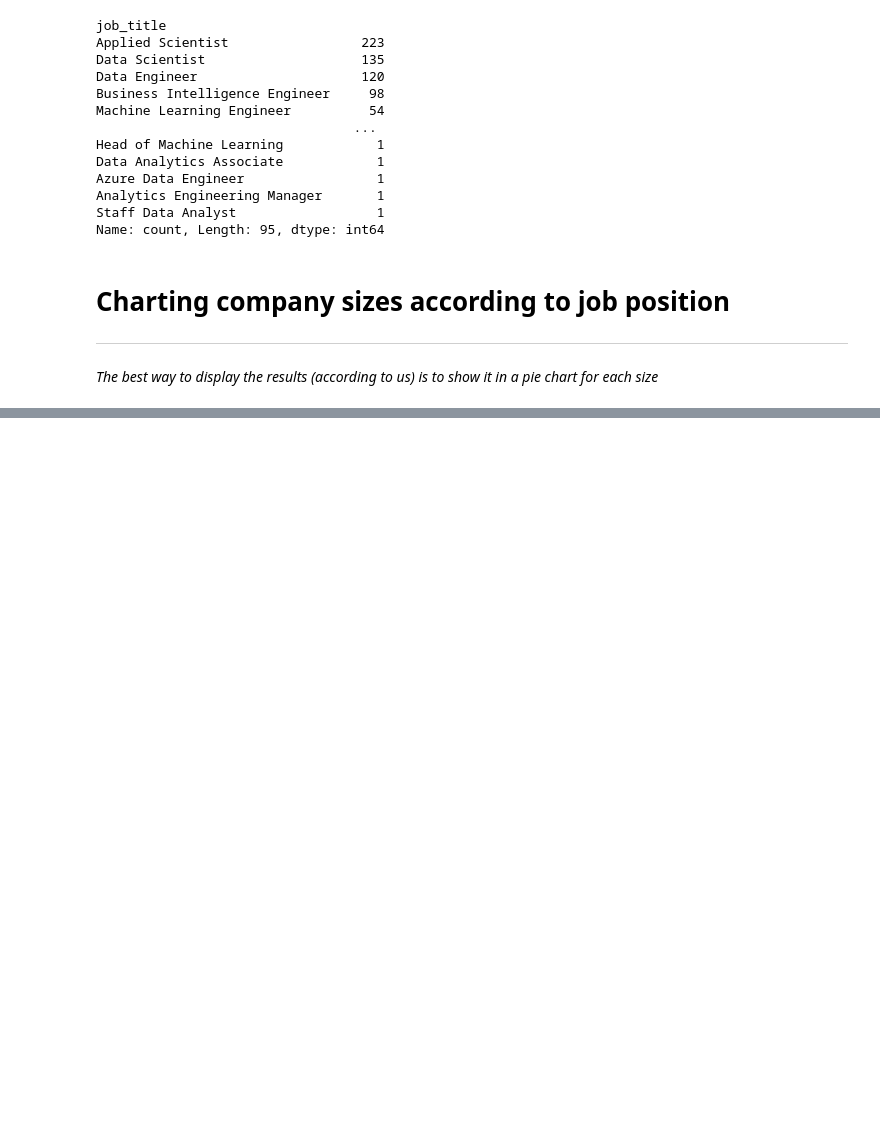
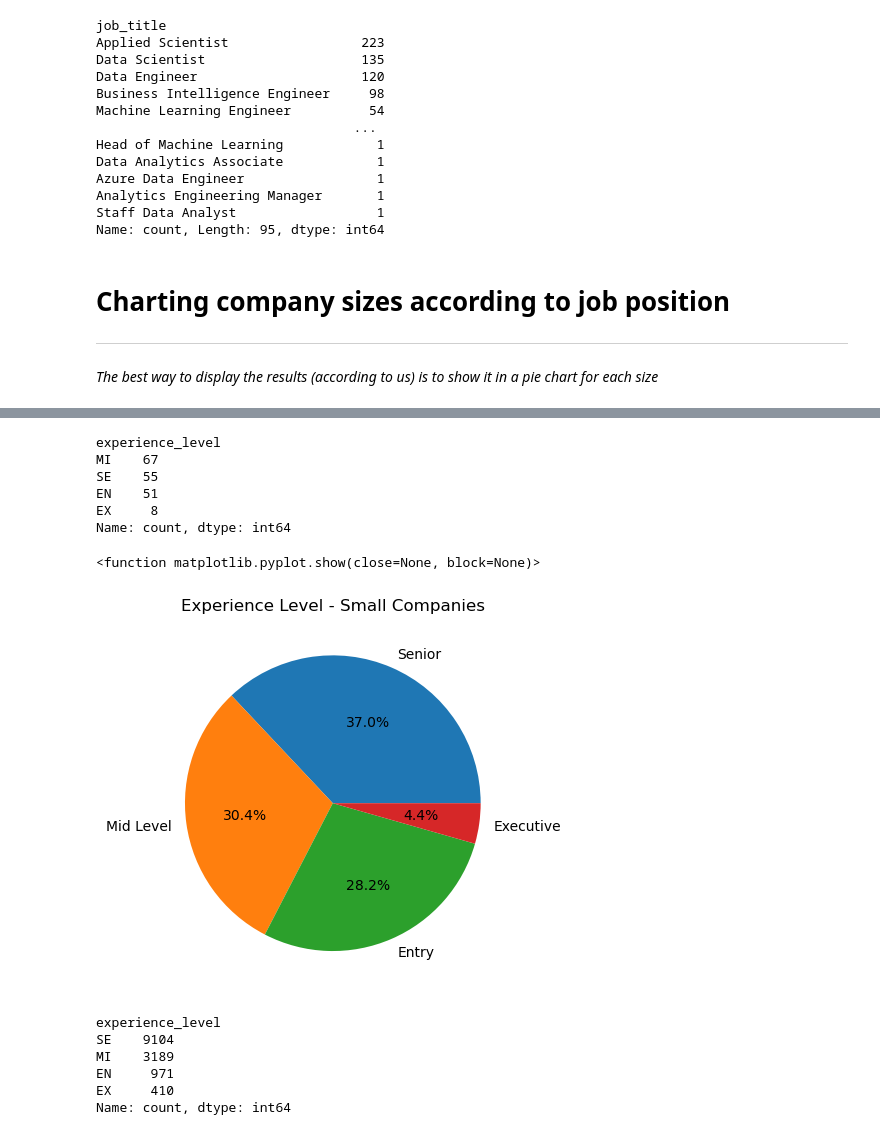
Before and after one commit to Starkilled1/Data-Salaries-2023-2024-analysis, a Jupyter notebook: Priscy.ipynb, the cells around one changed output, grey strips where cells are left out. Cells and saved outputs as stored; diff of their text form; code cells hidden in the pictures; blank space fills up the shorter version.

```diff
--- a/Priscy.ipynb
+++ b/Priscy.ipynb
@@ -199,0 +210,33 @@ experienceleveldf=salaries_df.copy()
+# %%
+# Counting the experience level values according to the size of the company (Small)
+experiencelevel_smallcompanies=smallcompanydf.value_counts('experience_level')
+experiencelevel_smallcompanies
+# %% [output]
+experience_level
+MI    67
+SE    55
+EN    51
+EX     8
+Name: count, dtype: int64
+# %%
+#Plotting experience level values by company size
+#experience_count_level_small=experiencelevel_smallcompanies.value_counts('experience_level')
+#experience_levels_title_small=experiencelevel_smallcompanies['experience_level'].unique()
+plt.pie(experiencelevel_smallcompanies,labels=['Senior','Mid Level','Entry','Executive'],autopct='%1.1f%%')
+plt.title('Experience Level - Small Companies')
+#plt.savefig('Figures/Priscy_ExperienceLevel1_Small.png')
+plt.show
+# %% [output]
+<function matplotlib.pyplot.show(close=None, block=None)>
+[figure, added]
+# %%
+# Counting the experience level values according to the size of the company (Medium)
+experiencelevel_mediumcompanies=mediumcompanydf.value_counts('experience_level')
+experiencelevel_mediumcompanies
+# %% [output]
+experience_level
+SE    9104
+MI    3189
+EN     971
+EX     410
+Name: count, dtype: int64
```
Also changed, not shown: parts of 18 cells of this notebook.
